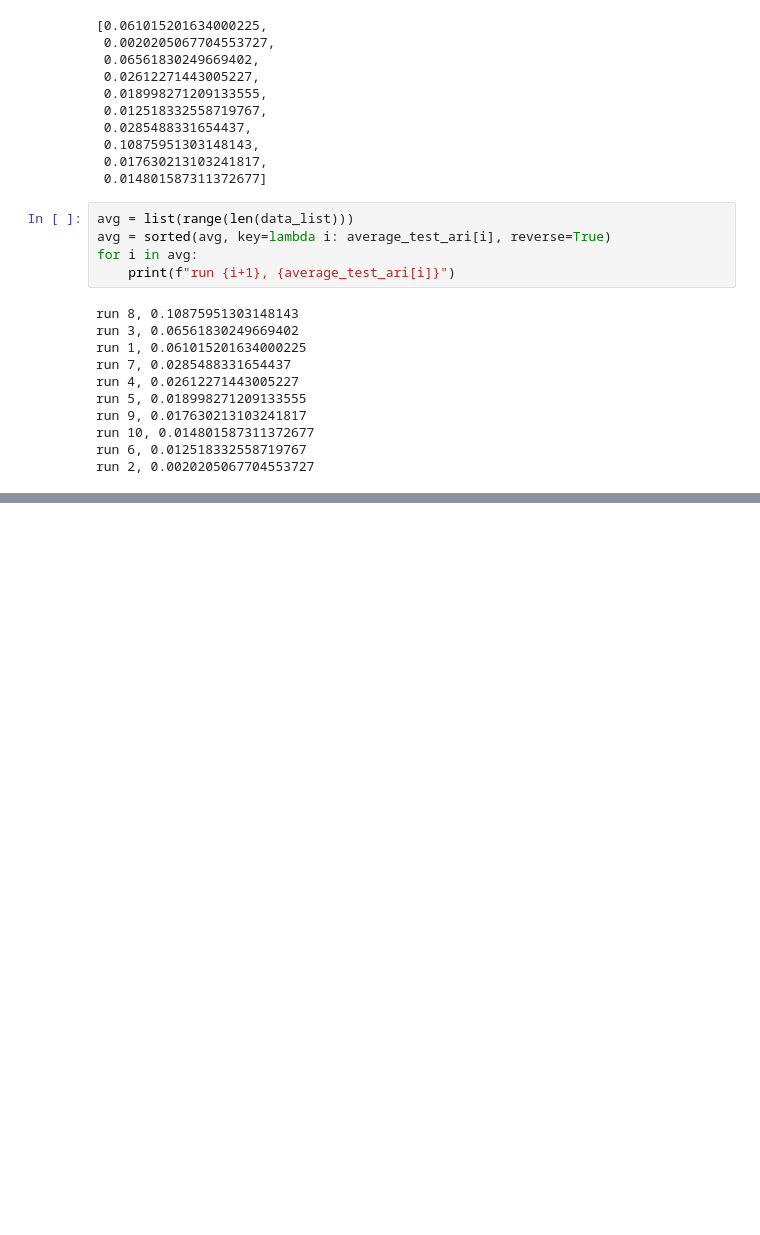
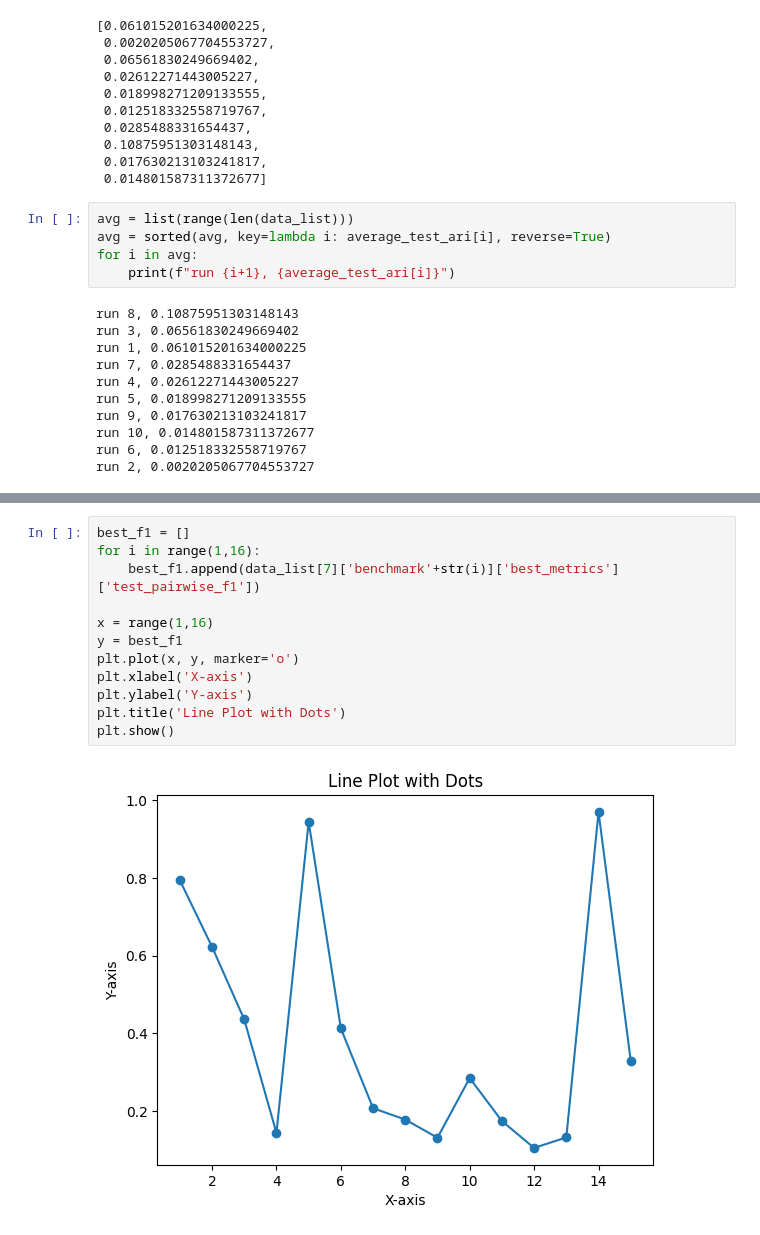
Before and after one commit to Kalamojo/HGDE, a Jupyter notebook: experiments/hyper_results/inspect_hypers.ipynb, the cells around one changed output, grey strips where cells are left out. Cells and saved outputs as stored; diff of their text form; blank space fills up the shorter version.

```diff
--- a/experiments/hyper_results/inspect_hypers.ipynb
+++ b/experiments/hyper_results/inspect_hypers.ipynb
@@ -291,0 +338,14 @@ run 2, 0.0020205067704553727
+# %%
+best_f1 = []
+for i in range(1,16):
+    best_f1.append(data_list[7]['benchmark'+str(i)]['best_metrics']['test_pairwise_f1'])
+
+x = range(1,16)
+y = best_f1
+plt.plot(x, y, marker='o')
+plt.xlabel('X-axis')
+plt.ylabel('Y-axis')
+plt.title('Line Plot with Dots')
+plt.show()
+# %% [output]
+[figure, added]
```
Also changed, not shown: parts of 16 cells of this notebook, 8 other files.
